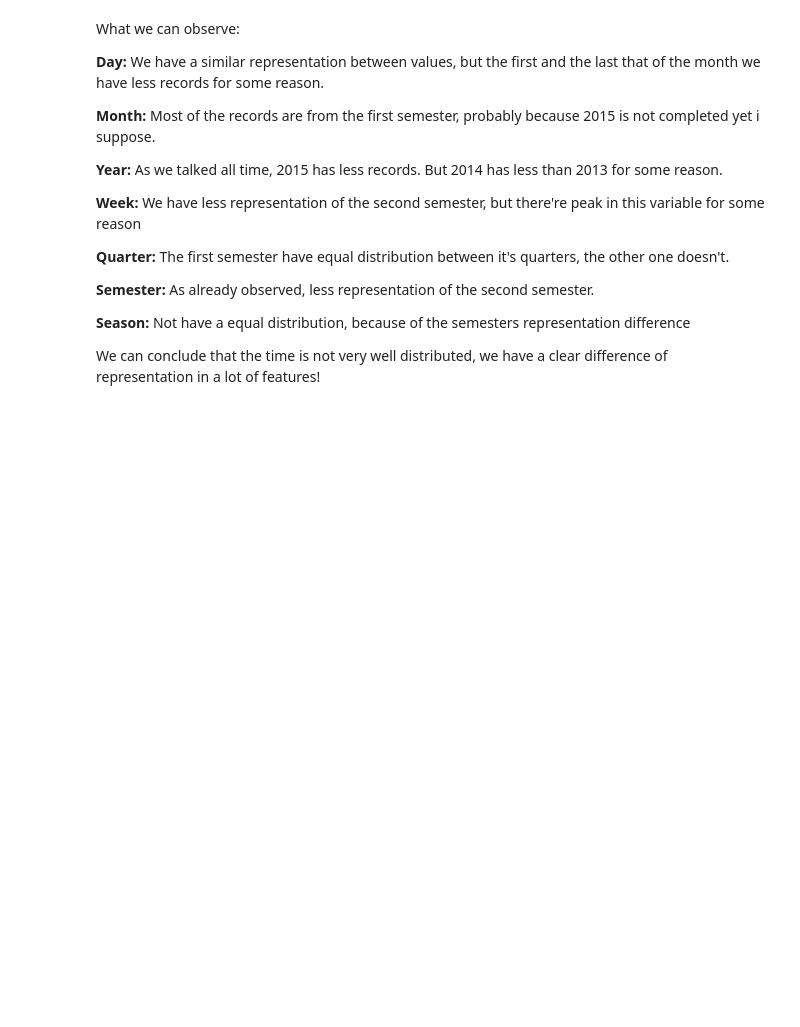
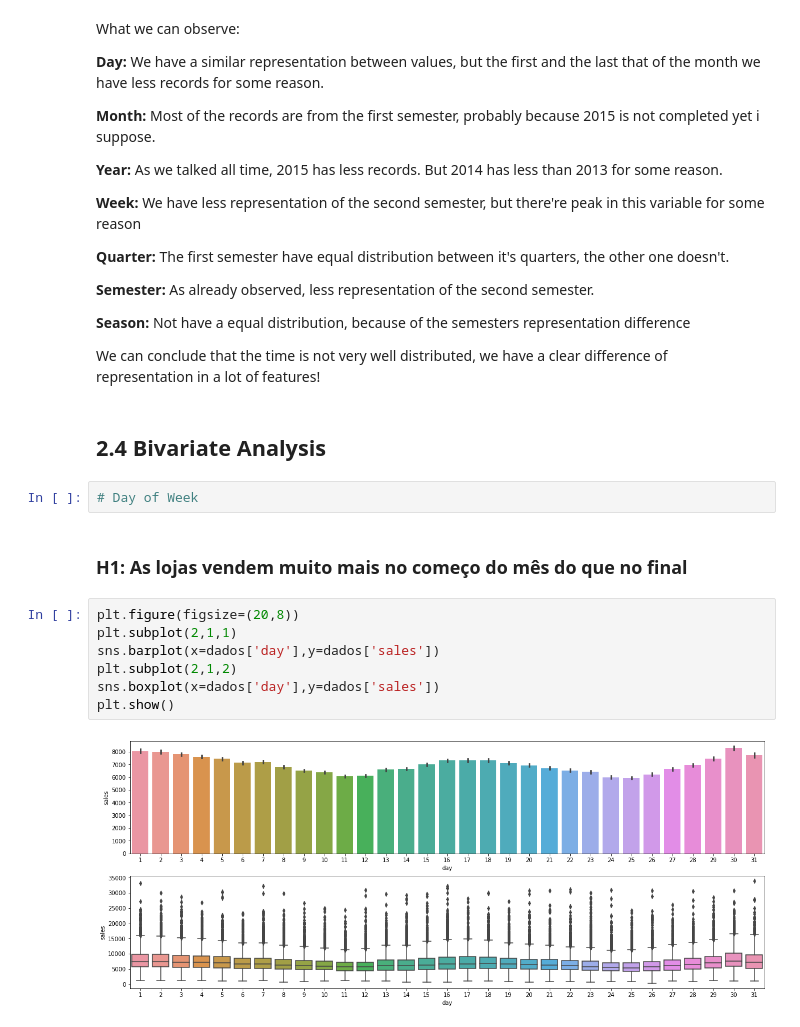
Before and after one commit to raposofrct/Sales-Prediction, a Jupyter notebook: notebook.ipynb, the cells around one changed output. Drawn from its saved outputs; the diff is of its cells as text; blank space fills up the shorter version.

Commit message:
initial impressions of bivariate analysis

```diff
--- a/notebook.ipynb
+++ b/notebook.ipynb
@@ -771,3 +771,18 @@ What we can observe:
 **Season:** Not have a equal distribution, because of the semesters representation difference
 
 We can conclude that the time is not very well distributed, we have a clear difference of representation in a lot of features!
+# %% [markdown]
+## 2.4 Bivariate Analysis
+# %%
+# Day of Week
+# %% [markdown]
+### H1: As lojas vendem muito mais no começo do mês do que no final
+# %%
+plt.figure(figsize=(20,8))
+plt.subplot(2,1,1)
+sns.barplot(x=dados['day'],y=dados['sales'])
+plt.subplot(2,1,2)
+sns.boxplot(x=dados['day'],y=dados['sales'])
+plt.show()
+# %% [output]
+[figure, added]
```
Also changed, not shown: parts of 22 cells of this notebook.
